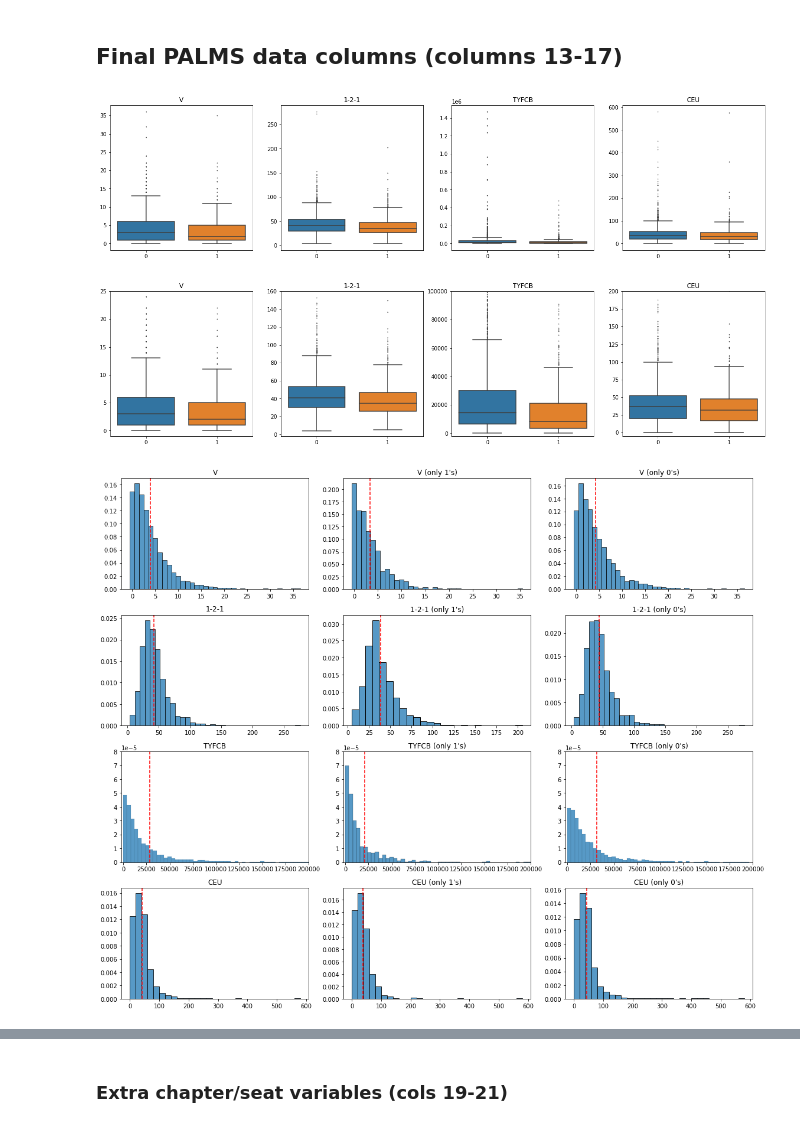
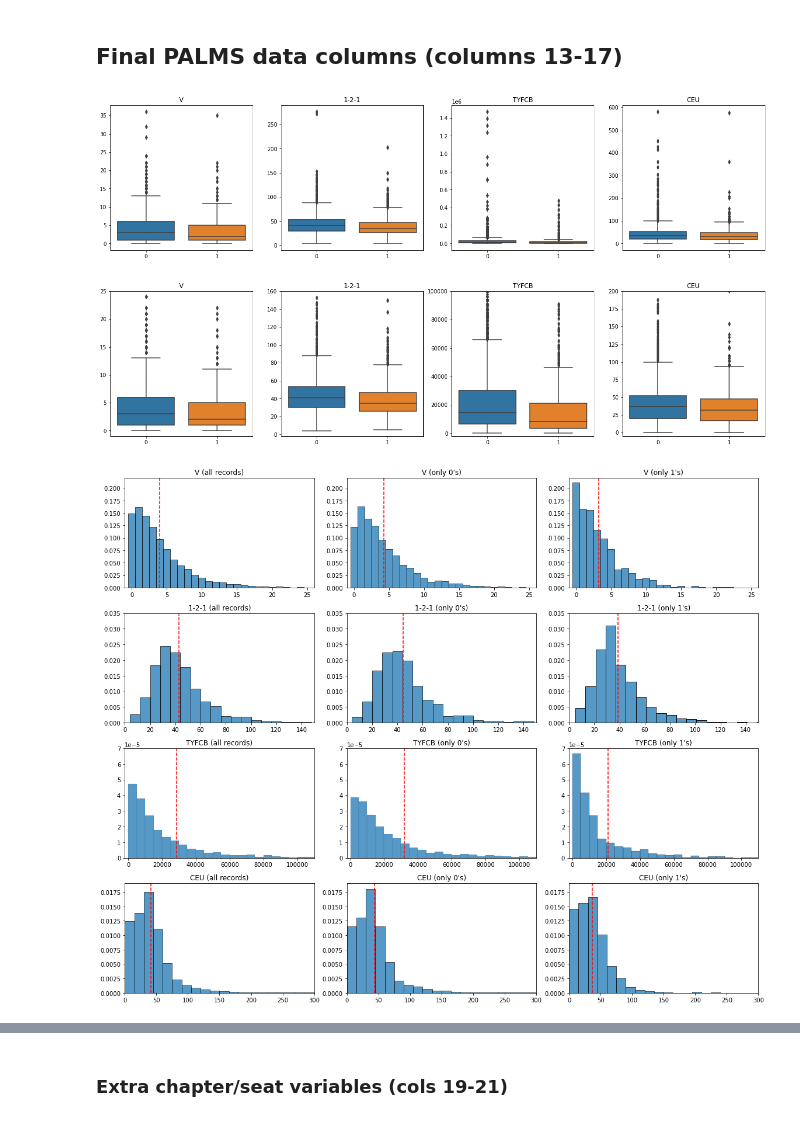
Before and after one commit to da-veed/BachelorThesis, a Jupyter notebook: data_EDA.ipynb, the cells around one changed output, grey strips where cells are left out. Cells and saved outputs as stored; diff of their text form; code cells hidden in the pictures.

```diff
--- a/data_EDA.ipynb
+++ b/data_EDA.ipynb
@@ -510,14 +566,15 @@ plt.show()
 fig, ax = plt.subplots(1, n_plots, figsize=(22, 5))
 
 for i in range(n_plots):
-    sns.boxplot(y=cols[i], x="wont_renew", fliersize=1, data=df_referrals, ax=ax[i])
+    sns.boxplot(y=cols[i], x="wont_renew", data=df_referrals, ax=ax[i])
     ax[i].set_xlabel("")
     ax[i].set_ylabel("")
     ax[i].title.set_text(cols[i])
 
-ax[1].set_ylim([-5, 150])
+ax[1].set_ylim([-5, 140])
 ax[2].set_ylim([-5, 90])
 ax[3].set_ylim([-5, 120])
 
+plt.savefig('plots/referrals_boxplots2.png', dpi=400, bbox_inches='tight')
 plt.show()
 # %% [output]
@@ -525,7 +582,7 @@ plt.show()
 # %%
 fig, ax = plt.subplots(n_plots, 3, figsize=(16, 13))
 
-datasets = [df_referrals, df_referrals.loc[df_referrals["wont_renew"] == 1], df_referrals.loc[df_referrals["wont_renew"] == 0]]
+datasets = [df_referrals, df_referrals.loc[df_referrals["wont_renew"] == 0], df_referrals.loc[df_referrals["wont_renew"] == 1]]
 
 for i in range(len(datasets)):
     sns.histplot(x="RGI", stat="density", binwidth=3, data=datasets[i], ax=ax[0,i])
@@ -557,16 +614,17 @@ for i in range(len(datasets)):
 for i in range(n_plots):
     ax[i,0].set_xlabel("")
     ax[i,0].set_ylabel("")
-    ax[i,0].title.set_text(cols[i])
+    ax[i,0].title.set_text(cols[i] + " (all records)")
 
     ax[i,1].set_xlabel("")
     ax[i,1].set_ylabel("")
-    ax[i,1].title.set_text(cols[i] + " (only 1's)")
+    ax[i,1].title.set_text(cols[i] + " (only 0's)")
 
     ax[i,2].set_xlabel("")
     ax[i,2].set_ylabel("")
-    ax[i,2].title.set_text(cols[i] + " (only 0's)")
+    ax[i,2].title.set_text(cols[i] + " (only 1's)")
 
 plt.tight_layout()
+plt.savefig('plots/referrals_density.png', dpi=500, bbox_inches='tight')
 plt.show()
 # %% [output]
@@ -592,21 +662,22 @@ n_plots = len(cols) - 1
 fig, ax = plt.subplots(1, n_plots, figsize=(22, 5))
 
 for i in range(n_plots):
-    sns.boxplot(y=cols[i], x="wont_renew", fliersize=1, data=df_other, ax=ax[i])
+    sns.boxplot(y=cols[i], x="wont_renew", data=df_other, ax=ax[i])
     ax[i].set_xlabel("")
     ax[i].set_ylabel("")
     ax[i].title.set_text(cols[i])
 
+plt.savefig('plots/other_boxplots.png', dpi=400, bbox_inches='tight')
 plt.show()
 # %% [output]
-[figure, old version]
+[figure, new version]
 # %%
 # Zoomed-in boxplots
 
 fig, ax = plt.subplots(1, n_plots, figsize=(22, 5))
 
 for i in range(n_plots):
-    sns.boxplot(y=cols[i], x="wont_renew", fliersize=1, data=df_other, ax=ax[i])
+    sns.boxplot(y=cols[i], x="wont_renew", data=df_other, ax=ax[i])
     ax[i].set_xlabel("")
     ax[i].set_ylabel("")
     ax[i].title.set_text(cols[i])
@@ -616,55 +687,57 @@ ax[1].set_ylim([-2, 160])
 ax[2].set_ylim([-2000, 100000])
 ax[3].set_ylim([-5, 200])
 
+plt.savefig('plots/other_boxplots2.png', dpi=400, bbox_inches='tight')
 plt.show()
 # %% [output]
-[figure, old version]
+[figure, new version]
 # %%
 fig, ax = plt.subplots(n_plots, 3, figsize=(16, 13))
 
-datasets = [df_other, df_other.loc[df_other["wont_renew"] == 1], df_other.loc[df_other["wont_renew"] == 0]]
+datasets = [df_other, df_other.loc[df_other["wont_renew"] == 0], df_other.loc[df_other["wont_renew"] == 1]]
 
 for i in range(len(datasets)):
     sns.histplot(x="V", stat="density", discrete=True, data=datasets[i], ax=ax[0,i])
     ax[0,i].axvline(datasets[i]["V"].mean(), color="red", linestyle="--")
 
     sns.histplot(x="1-2-1", stat="density", binwidth=8, data=datasets[i], ax=ax[1,i])
     ax[1,i].axvline(datasets[i]["1-2-1"].mean(), color="red", linestyle="--")
 
-    sns.histplot(x="TYFCB", stat="density", binwidth=4000, data=datasets[i], ax=ax[2,i])
+    sns.histplot(x="TYFCB", stat="density", binwidth=5000, data=datasets[i], ax=ax[2,i])
     ax[2,i].axvline(datasets[i]["TYFCB"].mean(), color="red", linestyle="--")
 
-    sns.histplot(x="CEU", stat="density", binwidth=20, data=datasets[i], ax=ax[3,i])
+    sns.histplot(x="CEU", stat="density", binwidth=15, data=datasets[i], ax=ax[3,i])
     ax[3,i].axvline(datasets[i]["CEU"].mean(), color="red", linestyle="--")
 
 
 #     # LIMITS
-#     ax[0,i].set_xlim([-1, 62]) # RGI
-#     ax[0,i].set_ylim([0, 0.08])
+    ax[0,i].set_xlim([-1, 26]) # V
+    ax[0,i].set_ylim([0, 0.22])
 
-#     ax[1,i].set_xlim([-5, 140]) # RGO
-#     ax[1,i].set_ylim([0, 0.04])
+    ax[1,i].set_xlim([0, 150]) # 1-2-1
+    ax[1,i].set_ylim([0, 0.035])
 
-    ax[2,i].set_xlim([-2000, 200000]) # RRI
-    ax[2,i].set_ylim([0, 0.00008])
+    ax[2,i].set_xlim([-2000, 110000]) # TYFCB
+    ax[2,i].set_ylim([0, 0.00007])
 
-#     ax[3,i].set_xlim([-5, 200]) # RRO
-#     ax[3,i].set_ylim([0, 0.04])
+    ax[3,i].set_xlim([0, 300]) # CEU
+    ax[3,i].set_ylim([0, 0.019])
 
 for i in range(n_plots):
     ax[i,0].set_xlabel("")
     ax[i,0].set_ylabel("")
-    ax[i,0].title.set_text(cols[i])
+    ax[i,0].title.set_text(cols[i] + " (all records)")
 
     ax[i,1].set_xlabel("")
     ax[i,1].set_ylabel("")
-    ax[i,1].title.set_text(cols[i] + " (only 1's)")
+    ax[i,1].title.set_text(cols[i] + " (only 0's)")
 
     ax[i,2].set_xlabel("")
     ax[i,2].set_ylabel("")
-    ax[i,2].title.set_text(cols[i] + " (only 0's)")
+    ax[i,2].title.set_text(cols[i] + " (only 1's)")
 
 plt.tight_layout()
+plt.savefig('plots/other_density.png', dpi=500, bbox_inches='tight')
 plt.show()
 # %% [output]
-[figure, old version]
+[figure, new version]
```
Also changed, not shown: parts of 33 cells of this notebook, 23 other files.
